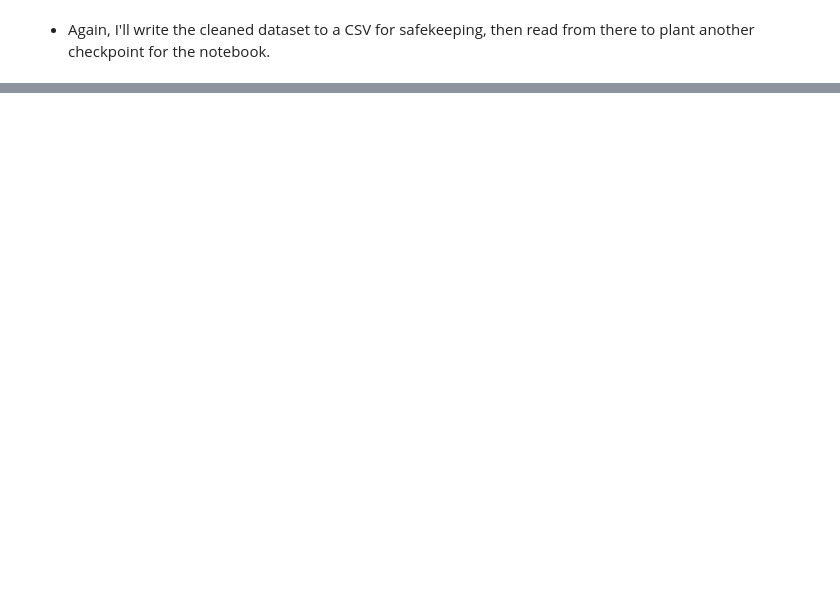
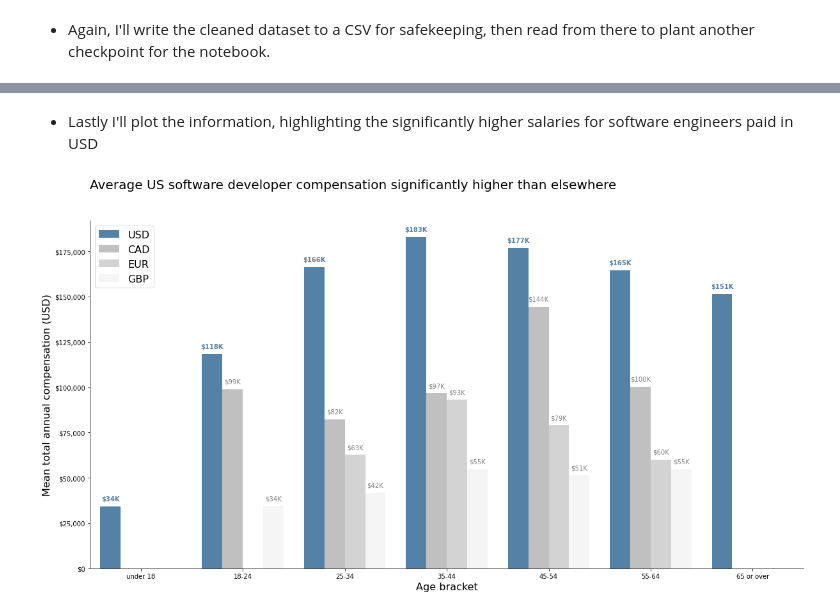
Before and after one commit to JacobTews/preprocessing_and_eda, a Jupyter notebook: preprocessing_and_eda.ipynb, the cells around one changed output, grey strips where cells are left out. Cells and saved outputs as stored; diff of their text form; code cells hidden in the pictures; blank space fills up the shorter version.

Commit message:
done through visualization, now checking for consistent code

```diff
--- a/preprocessing_and_eda.ipynb
+++ b/preprocessing_and_eda.ipynb
@@ -352,0 +381,47 @@ NameError: name 'top_four' is not defined
+# %% [markdown]
+* Lastly I'll plot the information, highlighting the significantly higher salaries for software engineers paid in USD
+# %%
+plt.figure(figsize=(20, 10))
+
+splot = sns.barplot(
+    data=top_four,
+    x="How old are you?",
+    order=['under 18', '18-24', '25-34', '35-44', '45-54', '55-64', '65 or over'],
+    y="total_comp_usd",
+    hue="Currency",
+    hue_order=['USD', 'CAD', 'EUR', 'GBP'],
+    palette=['steelblue', 'silver', 'lightgrey', 'whitesmoke']
+)
+plt.ylabel("Mean total annual compensation (USD)", size=16)
+plt.xlabel("Age bracket", size=16)
+plt.title("Average US software developer compensation significantly higher than elsewhere", loc='left', size=20, pad=50)
+splot.yaxis.set_major_formatter('${x:,.0f}')
+sns.despine()
+
+# bold text for only the USD annotations
+usd_color = (0.32843137254901955, 0.5049019607843136, 0.6519607843137256, 1.0)
+for i, p in enumerate(splot.patches, 1):
+    bar_color = p.get_facecolor()
+    if pd.isna(p.get_height()):
+        continue
+    elif bar_color == usd_color:
+        splot.annotate('$' + format(round(p.get_height()/1000), '.0f')+"K",
+                       (p.get_x() + p.get_width() / 2., p.get_height()),
+                       ha = 'center', va = 'center',
+                       size=10,
+                       fontweight='extra bold',
+                       color=bar_color,
+                       xytext = (0, 12),
+                       textcoords = 'offset points')
+    else:
+        splot.annotate('$' + format(round(p.get_height()/1000), '.0f')+"K",
+                       (p.get_x() + p.get_width() / 2., p.get_height()),
+                       ha = 'center', va = 'center',
+                       size=10,
+                       color='grey',
+                       xytext = (0, 12),
+                       textcoords = 'offset points')
+_ = plt.legend(loc='upper left', fontsize=16)
+plt.savefig('preprocessing_and_eda/insights/compensation_visual.png')
+# %% [output]
+[figure, added]
```
Also changed, not shown: parts of 29 cells of this notebook, 4 other files.
